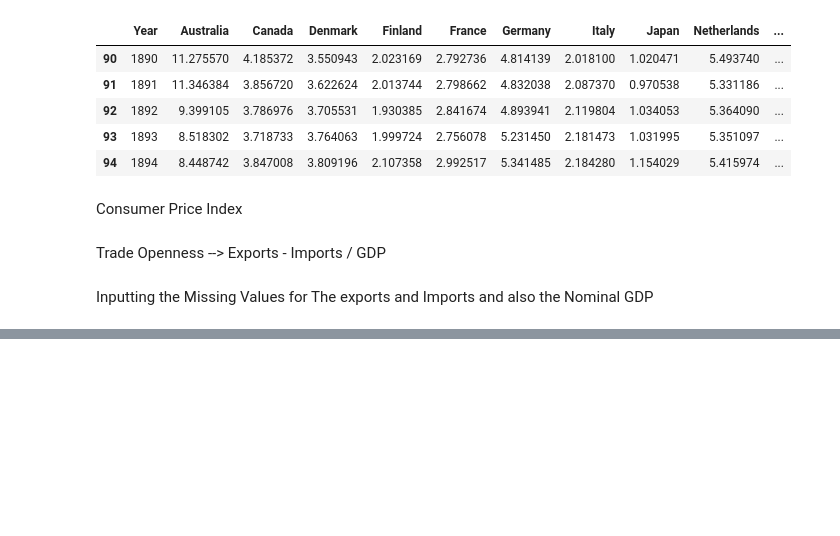
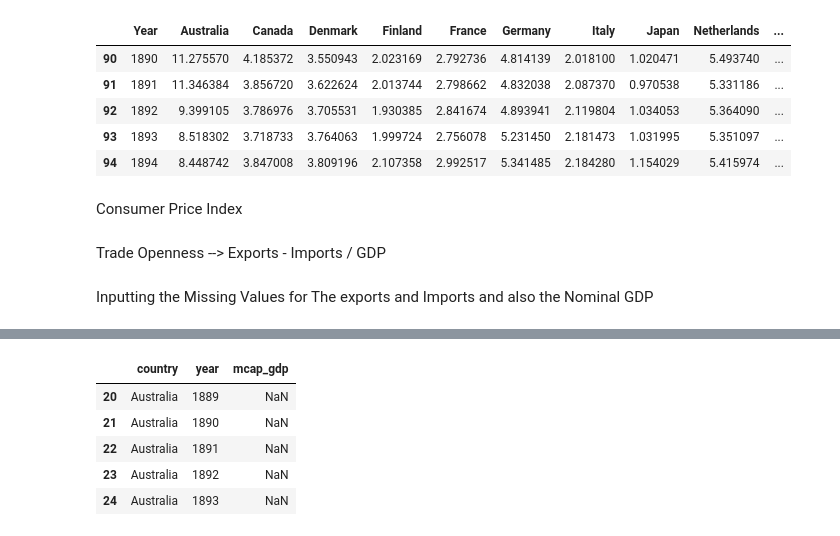
Before and after one commit to LorenzoAlessandro/Panel-Data-Project-Financial-Econometrics, a Jupyter notebook: Data/DATA EXTRACTION AND DESCRIPITIVE STATISTICS.ipynb, the cells around one changed output, grey strips where cells are left out. Saved outputs shown, nothing was run; the diff lists cells and outputs as text; code cells hidden in the pictures; blank space fills up the shorter version.

```diff
--- a/Data/DATA EXTRACTION AND DESCRIPITIVE STATISTICS.ipynb
+++ b/Data/DATA EXTRACTION AND DESCRIPITIVE STATISTICS.ipynb
@@ -262,0 +385,100 @@ print(
+# %%
+df_stock_market_capitalization_Zimmermann_2022_path = Path("/Users/lorenzouberti/Desktop/Panel-Data-Project-Financial-Econometrics/Data/Stock Market Capitalization/BBdatasetR1")
+df_stock_market_capitalization_Zimmermann_2022 = pd.read_excel(df_stock_market_capitalization_Zimmermann_2022_path/ "Zimmermann 2022.xlsx", sheet_name="Data")
+df_stock_market_capitalization_Zimmermann_2022 = df_stock_market_capitalization_Zimmermann_2022[["country", "year", "mcap_gdp"]]
+
+country_replace = {
+    "AUS": "Australia",
+    "AUT": "Austria",
+    "BEL": "Belgium",
+    "CAN": "Canada",
+    "DNK": "Denmark",
+    "FIN": "Finland",
+    "FRA": "France",
+    "DEU": "Germany",
+    "GRC": "Greece",
+    "IRL": "Ireland",
+    "ITA": "Italy",
+    "JPN": "Japan",
+    "NLD": "Netherlands",
+    "NZL": "New Zealand",
+    "NOR": "Norway",
+    "PRT": "Portugal",
+    "ESP": "Spain",
+    "SWE": "Sweden",
+    "CHE": "Switzerland",
+    "GBR": "United Kingdom",
+    "UK": "United Kingdom",
+    "USA": "United States",
+    "US": "United States"
+}
+
+df_stock_market_capitalization_Zimmermann_2022["country"] = df_stock_market_capitalization_Zimmermann_2022["country"].replace(country_replace)
+excluded_countries = ["Finland", "Italy", "Japan", "Netherlands"]
+df_stock_market_capitalization_Zimmermann_2022 = df_stock_market_capitalization_Zimmermann_2022[~df_stock_market_capitalization_Zimmermann_2022["country"].isin(excluded_countries)]
+
+df_stock_market_capitalization_Zimmermann_2022 = df_stock_market_capitalization_Zimmermann_2022[df_stock_market_capitalization_Zimmermann_2022["country"].isin(Project_Countries)]
+
+df_stock_market_capitalization_Zimmermann_2022["year"] = pd.to_datetime(
+    df_stock_market_capitalization_Zimmermann_2022["year"]
+)
+
+df_stock_market_capitalization_Zimmermann_2022 = df_stock_market_capitalization_Zimmermann_2022[
+    (df_stock_market_capitalization_Zimmermann_2022["year"].dt.year >= 1889) &
+    (df_stock_market_capitalization_Zimmermann_2022["year"].dt.year <= 2016)
+]
+
+df_stock_market_capitalization_Zimmermann_2022["year"] = pd.to_datetime(
+    df_stock_market_capitalization_Zimmermann_2022["year"], errors="coerce"
+).dt.year
+
+def interpolate_mcap_for_country_years(df, country, start_year, end_year):
+    mask_country = df["country"] == country
+    df_country = df.loc[mask_country].sort_values("year").copy()
+
+    # interpolate the stock market capitalization ratio
+    df_country["mcap_interp"] = df_country["mcap_gdp"].interpolate(method="linear")
+
+    # now year is int, so this is fine
+    mask_gap = (df_country["year"] >= start_year) & (df_country["year"] <= end_year)
+
+    df.loc[mask_country & mask_gap, "mcap_gdp"] = df_country.loc[mask_gap, "mcap_interp"].values
+    return df
+
+# Canada (1927–1933)
+df_stock_market_capitalization_Zimmermann_2022 = interpolate_mcap_for_country_years(
+    df_stock_market_capitalization_Zimmermann_2022, "Canada", 1927, 1933
+)
+
+# Germany (1923)
+df_stock_market_capitalization_Zimmermann_2022 = interpolate_mcap_for_country_years(
+    df_stock_market_capitalization_Zimmermann_2022, "Germany", 1923, 1923
+)
+
+# Germany (1945)
+df_stock_market_capitalization_Zimmermann_2022 = interpolate_mcap_for_country_years(
+    df_stock_market_capitalization_Zimmermann_2022, "Germany", 1945, 1945
+)
+
+# France (1917–1919)
+df_stock_market_capitalization_Zimmermann_2022 = interpolate_mcap_for_country_years(
+    df_stock_market_capitalization_Zimmermann_2022, "France", 1917, 1919
+)
+
+# France (1939–1944)
+df_stock_market_capitalization_Zimmermann_2022 = interpolate_mcap_for_country_years(
+    df_stock_market_capitalization_Zimmermann_2022, "France", 1939, 1944
+)
+
+df_stock_market_capitalization_Zimmermann_2022 = interpolate_mcap_for_country_years(
+    df_stock_market_capitalization_Zimmermann_2022, "Norway", 1940, 1945
+)
+
+df_stock_market_capitalization_Zimmermann_2022.head()
+# %% [output]
+|  | country | year | mcap_gdp |
+| 20 | Australia | 1889 | NaN |
+| 21 | Australia | 1890 | NaN |
+| 22 | Australia | 1891 | NaN |
+| 23 | Australia | 1892 | NaN |
+| 24 | Australia | 1893 | NaN |
```
Also changed, not shown: parts of 9 cells of this notebook, 7 other files.
